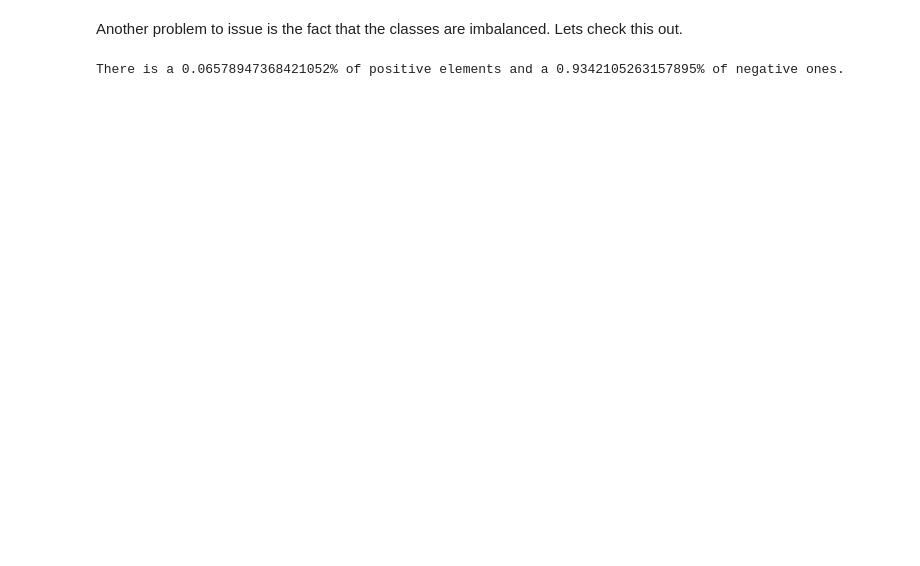
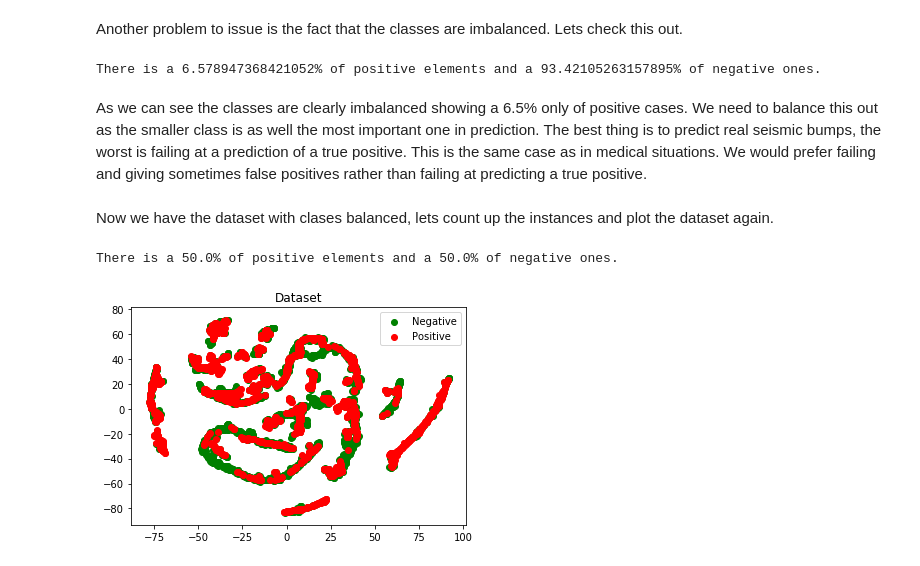
Before and after one commit to nacheteam/Seismic-Bump-Classification, a Jupyter notebook: preprocesado.ipynb, the cells around one changed output. Saved outputs shown, nothing was run; the diff lists cells and outputs as text; code cells hidden in the pictures; blank space fills up the shorter version.

Commit message:
balancing the classes

```diff
--- a/preprocesado.ipynb
+++ b/preprocesado.ipynb
@@ -105,6 +108,35 @@ for l in labels:
         neg+=1
     else:
         pos+=1
-print("There is a " + str(pos/(neg+pos)) + "% of positive elements and a " + str(neg/(neg+pos)) + "% of negative ones.")
+print("There is a " + str(100*pos/(neg+pos)) + "% of positive elements and a " + str(100*neg/(neg+pos)) + "% of negative ones.")
 # %% [output]
-There is a 0.06578947368421052% of positive elements and a 0.9342105263157895% of negative ones.
+There is a 6.578947368421052% of positive elements and a 93.42105263157895% of negative ones.
+# %% [markdown]
+As we can see the classes are clearly imbalanced showing a 6.5% only of positive cases. We need to balance this out as the smaller class is as well the most important one in prediction. The best thing is to predict real seismic bumps, the worst is failing at a prediction of a true positive. This is the same case as in medical situations. We would prefer failing and giving sometimes false positives rather than failing at predicting a true positive.
+# %%
+sm = SMOTE(sampling_strategy=1,random_state = 123456789)
+data_bal, labels_bal = sm.fit_resample(data,labels)
+# %% [markdown]
+Now we have the dataset with clases balanced, lets count up the instances and plot the dataset again.
+# %%
+neg = 0
+pos = 0
+for l in labels_bal:
+    if l==0:
+        neg+=1
+    else:
+        pos+=1
+print("There is a " + str(100*pos/(neg+pos)) + "% of positive elements and a " + str(100*neg/(neg+pos)) + "% of negative ones.")
+# %% [output]
+There is a 50.0% of positive elements and a 50.0% of negative ones.
+# %%
+dataset_reduced = TSNE(n_components=2).fit_transform(data_bal)
+neg = np.array([dataset_reduced[i] for i in range(len(dataset_reduced)) if labels_bal[i]==0])
+pos = np.array([dataset_reduced[i] for i in range(len(dataset_reduced)) if labels_bal[i]==1])
+plt.scatter(neg[:,0], neg[:,1], c="green", label="Negative")
+plt.scatter(pos[:,0], pos[:,1], c="red", label="Positive")
+plt.legend()
+plt.title("Dataset")
+plt.show()
+# %% [output]
+[figure, added]
```
Also changed, not shown: parts of 3 cells of this notebook.
